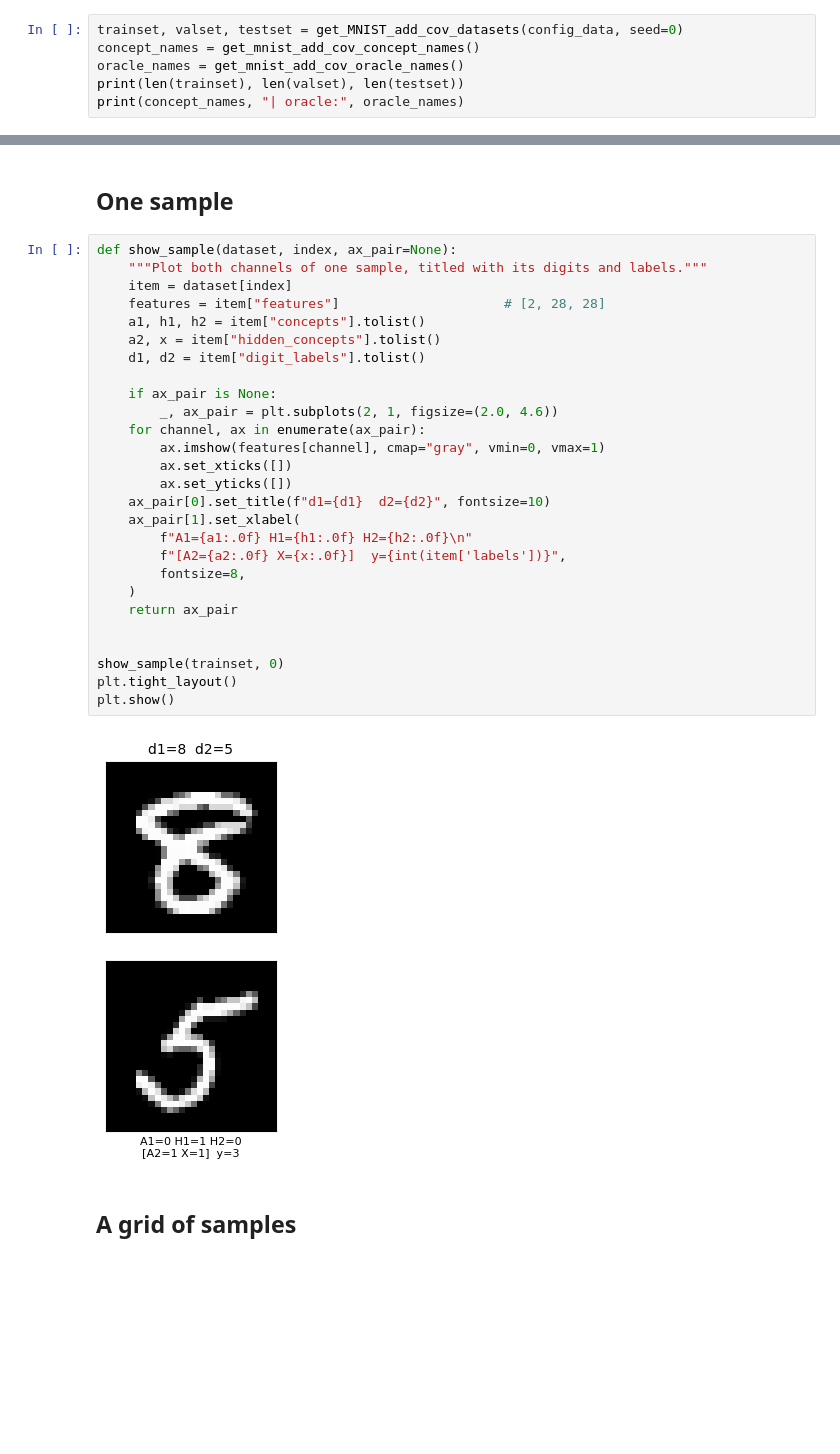
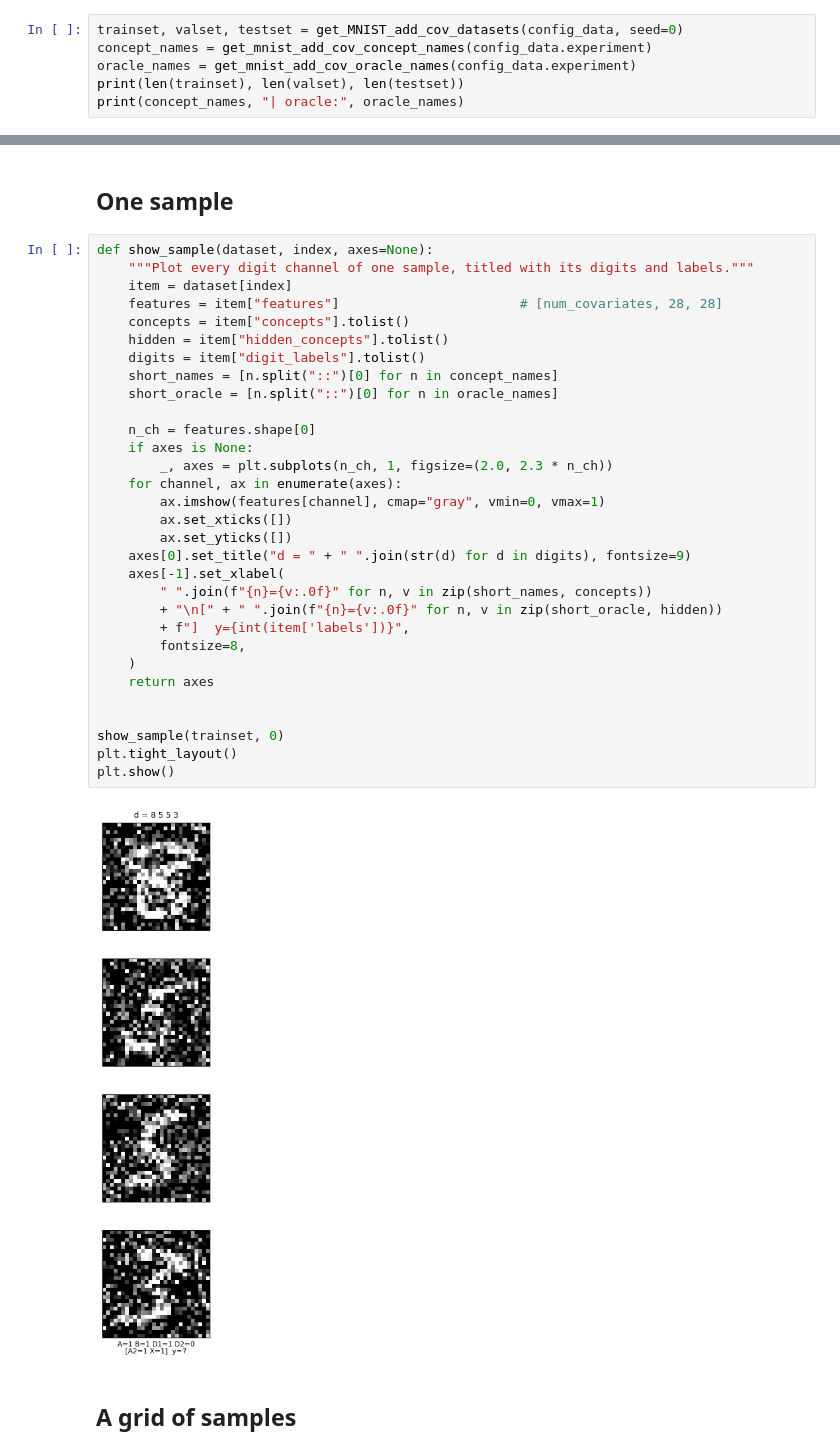
Before and after one commit to stephenmarcou/SCBM_implementation, a Jupyter notebook: mnist_add_analysis.ipynb, the cells around one changed output, grey strips where cells are left out. Saved outputs shown, nothing was run; the diff lists cells and outputs as text; blank space fills up the shorter version.

Commit message:
mnist working

```diff
--- a/mnist_add_analysis.ipynb
+++ b/mnist_add_analysis.ipynb
@@ -46,7 +47,7 @@ save_concept_and_residual_channel: false
 # %%
 trainset, valset, testset = get_MNIST_add_cov_datasets(config_data, seed=0)
-concept_names = get_mnist_add_cov_concept_names()
-oracle_names = get_mnist_add_cov_oracle_names()
+concept_names = get_mnist_add_cov_concept_names(config_data.experiment)
+oracle_names = get_mnist_add_cov_oracle_names(config_data.experiment)
 print(len(trainset), len(valset), len(testset))
 print(concept_names, "| oracle:", oracle_names)
 # %% [output]
@@ -81,34 +83,38 @@ print(trainset[0])
 # %% [markdown]
 ## One sample
 # %%
-def show_sample(dataset, index, ax_pair=None):
-    """Plot both channels of one sample, titled with its digits and labels."""
+def show_sample(dataset, index, axes=None):
+    """Plot every digit channel of one sample, titled with its digits and labels."""
     item = dataset[index]
-    features = item["features"]                     # [2, 28, 28]
-    a1, h1, h2 = item["concepts"].tolist()
-    a2, x = item["hidden_concepts"].tolist()
-    d1, d2 = item["digit_labels"].tolist()
+    features = item["features"]                       # [num_covariates, 28, 28]
+    concepts = item["concepts"].tolist()
+    hidden = item["hidden_concepts"].tolist()
+    digits = item["digit_labels"].tolist()
+    short_names = [n.split("::")[0] for n in concept_names]
+    short_oracle = [n.split("::")[0] for n in oracle_names]
 
-    if ax_pair is None:
-        _, ax_pair = plt.subplots(2, 1, figsize=(2.0, 4.6))
-    for channel, ax in enumerate(ax_pair):
+    n_ch = features.shape[0]
+    if axes is None:
+        _, axes = plt.subplots(n_ch, 1, figsize=(2.0, 2.3 * n_ch))
+    for channel, ax in enumerate(axes):
         ax.imshow(features[channel], cmap="gray", vmin=0, vmax=1)
         ax.set_xticks([])
         ax.set_yticks([])
-    ax_pair[0].set_title(f"d1={d1}  d2={d2}", fontsize=10)
-    ax_pair[1].set_xlabel(
-        f"A1={a1:.0f} H1={h1:.0f} H2={h2:.0f}\n"
-        f"[A2={a2:.0f} X={x:.0f}]  y={int(item['labels'])}",
+    axes[0].set_title("d = " + " ".join(str(d) for d in digits), fontsize=9)
+    axes[-1].set_xlabel(
+        " ".join(f"{n}={v:.0f}" for n, v in zip(short_names, concepts))
+        + "\n[" + " ".join(f"{n}={v:.0f}" for n, v in zip(short_oracle, hidden))
+        + f"]  y={int(item['labels'])}",
         fontsize=8,
     )
-    return ax_pair
+    return axes
 
 
 show_sample(trainset, 0)
 plt.tight_layout()
 plt.show()
 # %% [output]
-[figure, old version]
+[figure, new version]
 # %% [markdown]
 ## A grid of samples
 # %%
```
Also changed, not shown: parts of 13 cells of this notebook, 6 other files.
